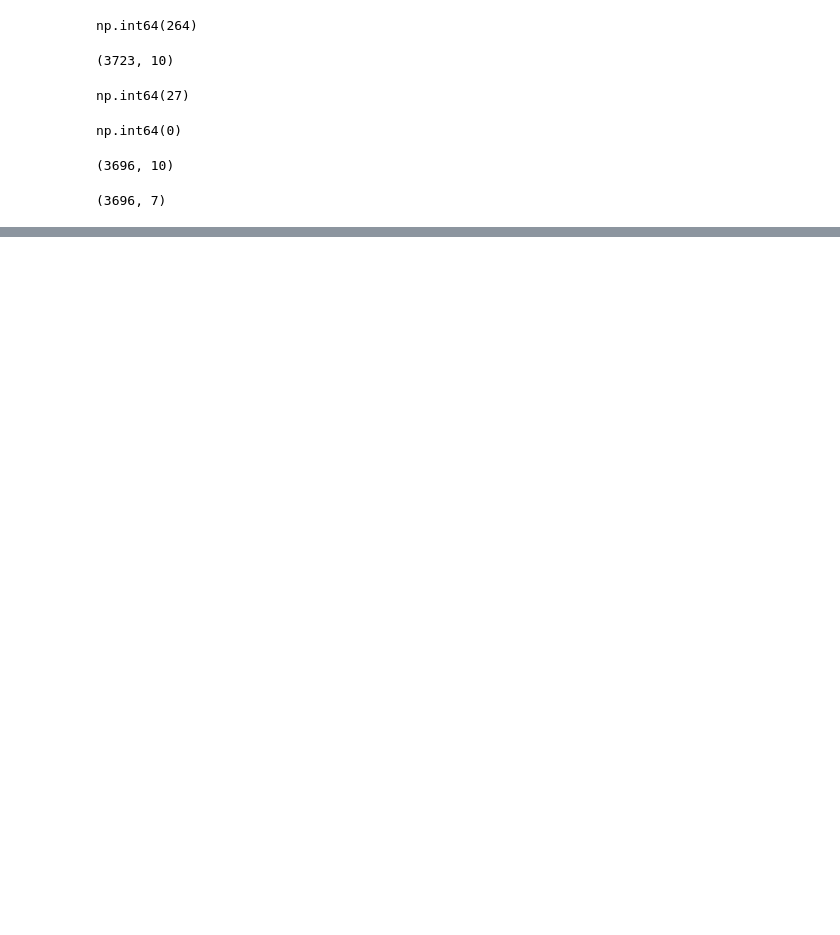
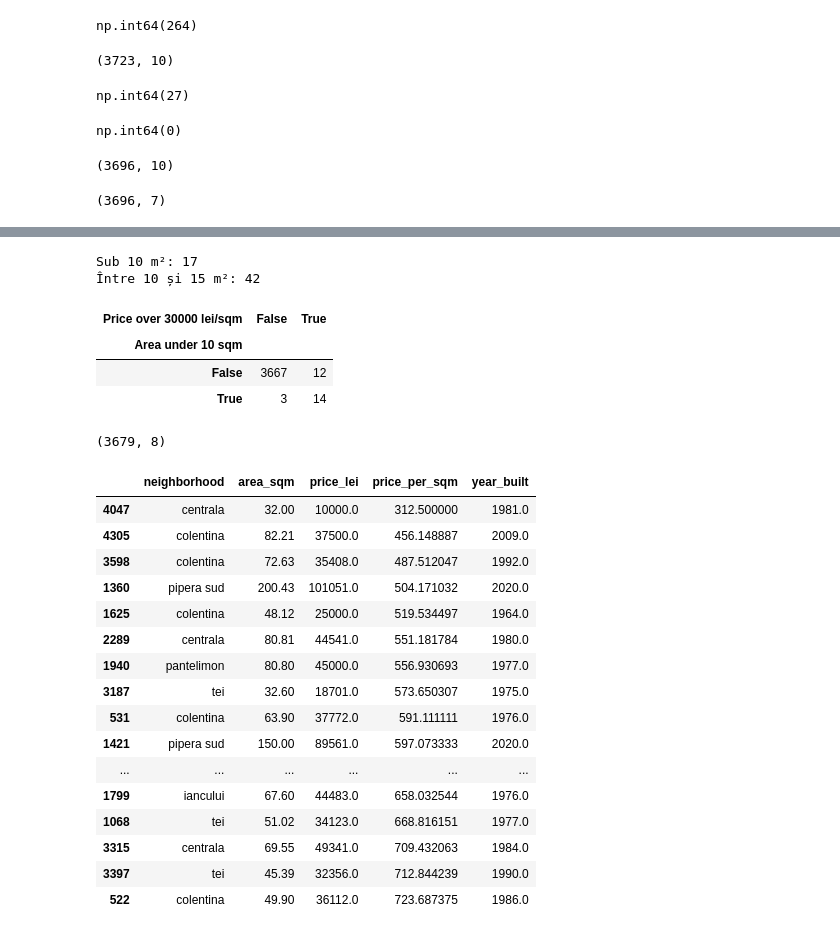
Before and after one commit to ArianaRobu/real-estate-intelligence, a Jupyter notebook: notebooks/02_data_cleaning.ipynb, the cells around one changed output, grey strips where cells are left out. Saved outputs shown, nothing was run; the diff lists cells and outputs as text; code cells hidden in the pictures; blank space fills up the shorter version.

```diff
--- a/notebooks/02_data_cleaning.ipynb
+++ b/notebooks/02_data_cleaning.ipynb
@@ -179,0 +211,6 @@ apartments.shape
+# %%
+apartments["price_per_sqm"] = (
+    apartments["price_lei"] / apartments["area_sqm"]
+)
+
+apartments["price_per_sqm"].describe()
@@ -179,0 +312,60 @@ apartments.shape
+# %%
+print("Sub 10 m²:", (apartments["area_sqm"] < 10).sum())
+
+print("Între 10 și 15 m²:",
+      apartments["area_sqm"].between(10, 15, inclusive="left").sum())
+# %% [output]
+Sub 10 m²: 17
+Între 10 și 15 m²: 42
+# %%
+pd.crosstab(
+    apartments["area_sqm"] < 10,
+    apartments["price_per_sqm"] > 30000,
+    rownames=["Area under 10 sqm"],
+    colnames=["Price over 30000 lei/sqm"]
+)
+# %% [output]
+| Price over 30000 lei/sqm | False | True |
+| Area under 10 sqm |  |  |
+| False | 3667 | 12 |
+| True | 3 | 14 |
+# %%
+apartments_before_area_filter = apartments.copy()
+
+apartments = apartments[
+    apartments["area_sqm"] >= 10
+].copy()
+
+apartments.shape
+# %% [output]
+(3679, 8)
+# %%
+apartments[
+    apartments["price_per_sqm"] < 2000
+][
+    [
+        "neighborhood",
+        "area_sqm",
+        "price_lei",
+        "price_per_sqm",
+        "year_built"
+    ]
+].sort_values("price_per_sqm").head(20)
+# %% [output]
+|  | neighborhood | area_sqm | price_lei | price_per_sqm | year_built |
+| 4047 | centrala | 32.00 | 10000.0 | 312.500000 | 1981.0 |
+| 4305 | colentina | 82.21 | 37500.0 | 456.148887 | 2009.0 |
+| 3598 | colentina | 72.63 | 35408.0 | 487.512047 | 1992.0 |
+| 1360 | pipera sud | 200.43 | 101051.0 | 504.171032 | 2020.0 |
+| 1625 | colentina | 48.12 | 25000.0 | 519.534497 | 1964.0 |
+| 2289 | centrala | 80.81 | 44541.0 | 551.181784 | 1980.0 |
+| 1940 | pantelimon | 80.80 | 45000.0 | 556.930693 | 1977.0 |
+| 3187 | tei | 32.60 | 18701.0 | 573.650307 | 1975.0 |
+| 531 | colentina | 63.90 | 37772.0 | 591.111111 | 1976.0 |
+| 1421 | pipera sud | 150.00 | 89561.0 | 597.073333 | 2020.0 |
+| ... | ... | ... | ... | ... | ... |
+| 1799 | iancului | 67.60 | 44483.0 | 658.032544 | 1976.0 |
+| 1068 | tei | 51.02 | 34123.0 | 668.816151 | 1977.0 |
+| 3315 | centrala | 69.55 | 49341.0 | 709.432063 | 1984.0 |
+| 3397 | tei | 45.39 | 32356.0 | 712.844239 | 1990.0 |
+| 522 | colentina | 49.90 | 36112.0 | 723.687375 | 1986.0 |
```
Also changed, not shown: parts of 17 cells of this notebook, 1 other file.
